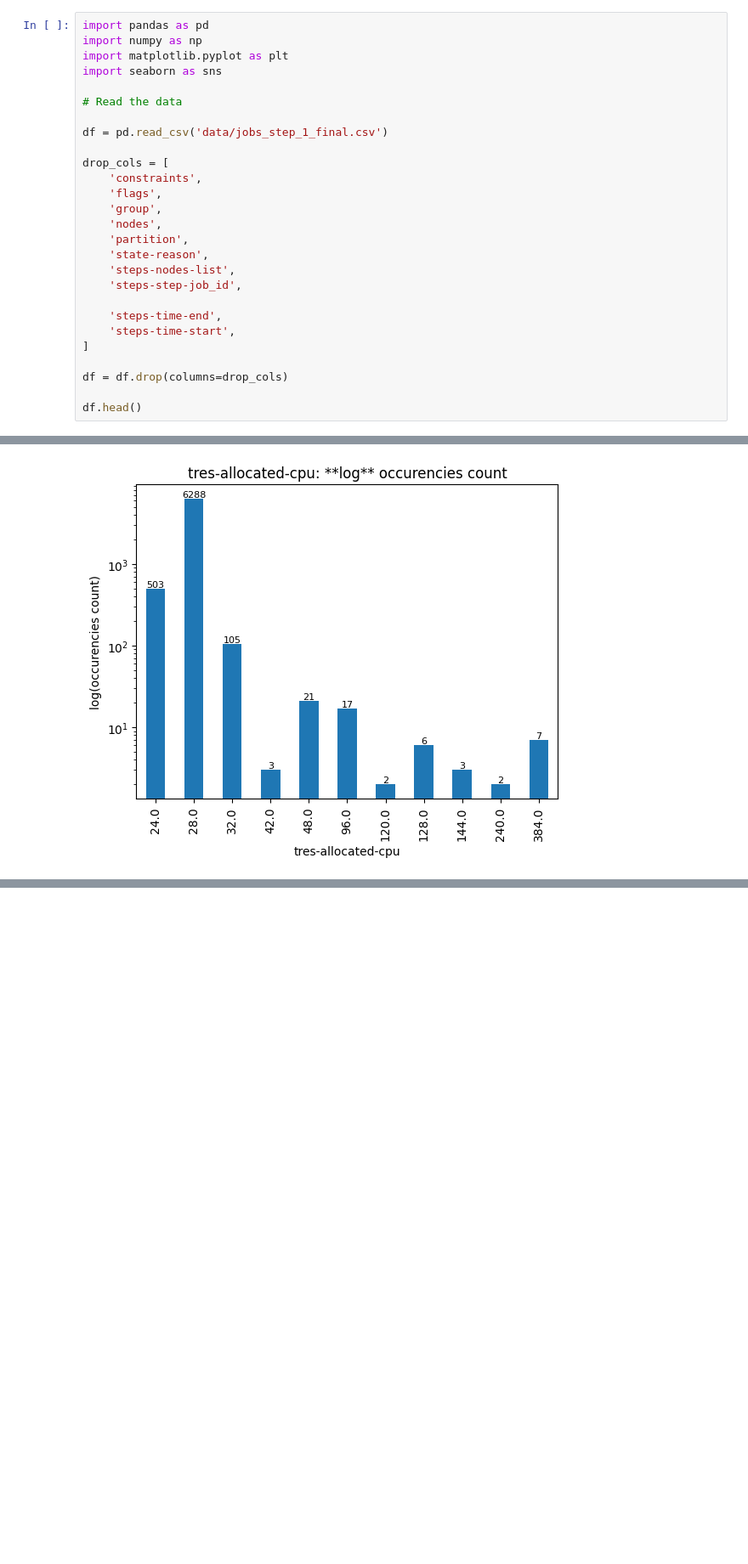
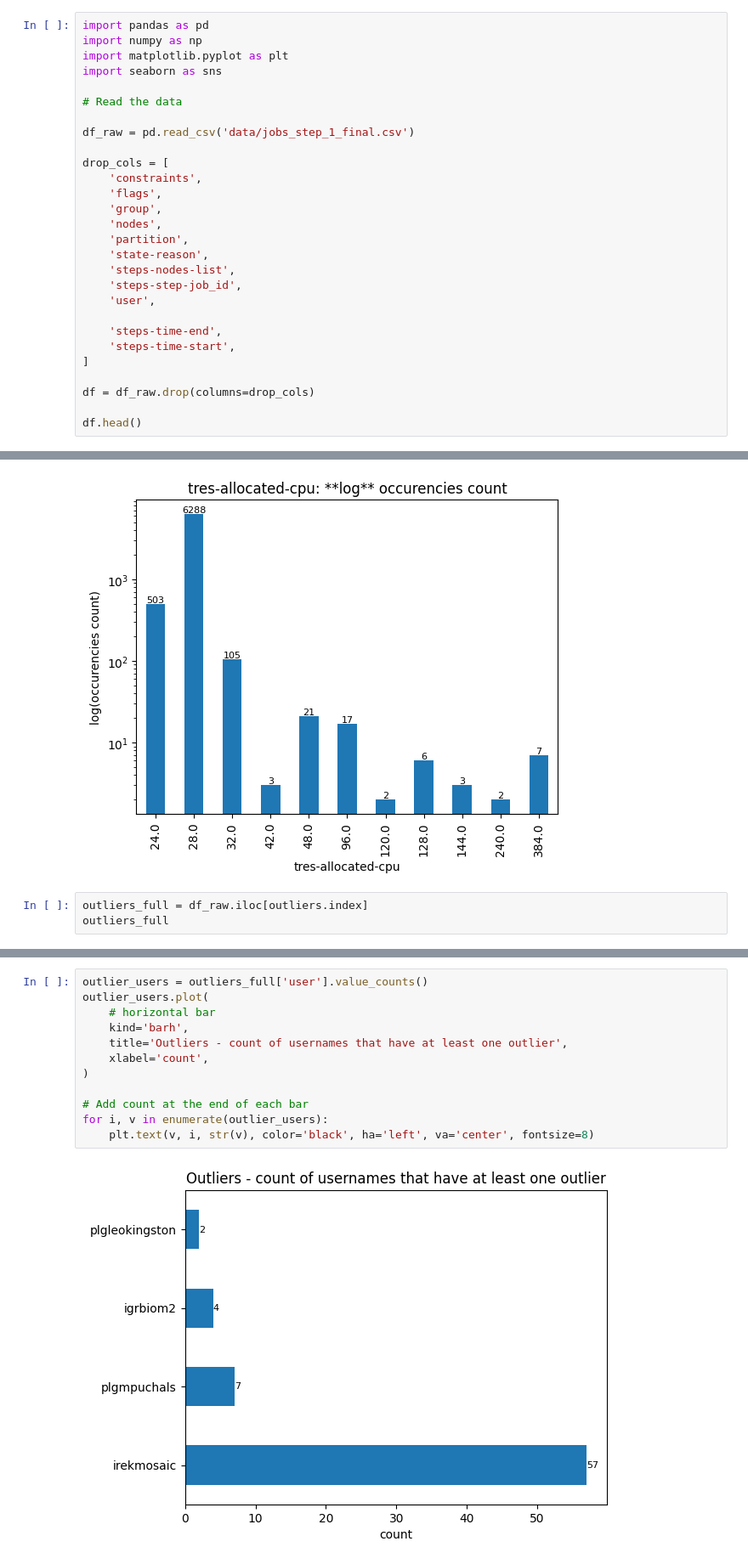
Before and after one commit to admire-eurohpc/AnomalyDetection, a Jupyter notebook: notebooks/outlier_analysis.ipynb, the cells around one changed output, grey strips where cells are left out. Shown: that part at 85% size. Saved outputs shown, nothing was run; the diff lists cells and outputs as text; blank space fills up the shorter version.

Commit message:
Add user analysis

```diff
--- a/notebooks/outlier_analysis.ipynb
+++ b/notebooks/outlier_analysis.ipynb
@@ -6,7 +6,7 @@ import seaborn as sns
 
 # Read the data
 
-df = pd.read_csv('data/jobs_step_1_final.csv')
+df_raw = pd.read_csv('data/jobs_step_1_final.csv')
 
 drop_cols = [
     'constraints',
@@ -17,12 +17,13 @@ drop_cols = [
     'state-reason',
     'steps-nodes-list',
     'steps-step-job_id',
+    'user',
 
     'steps-time-end',
     'steps-time-start',
 ]
 
-df = df.drop(columns=drop_cols)
+df = df_raw.drop(columns=drop_cols)
 
 df.head()
 # %% [output]
@@ -130,3 +131,6 @@ for i, v in enumerate(counts):
 #     plt.axhline(y=10**i, color='gray', linestyle='-', linewidth=0.5)
 # %% [output]
 [figure]
+# %%
+outliers_full = df_raw.iloc[outliers.index]
+outliers_full
@@ -132,0 +151,14 @@ for i, v in enumerate(counts):
+# %%
+outlier_users = outliers_full['user'].value_counts()
+outlier_users.plot(
+    # horizontal bar
+    kind='barh',
+    title='Outliers - count of usernames that have at least one outlier',
+    xlabel='count',
+)
+
+# Add count at the end of each bar
+for i, v in enumerate(outlier_users):
+    plt.text(v, i, str(v), color='black', ha='left', va='center', fontsize=8)
+# %% [output]
+[figure, added]
```
Also changed, not shown: parts of 3 cells of this notebook, 1 other file.
